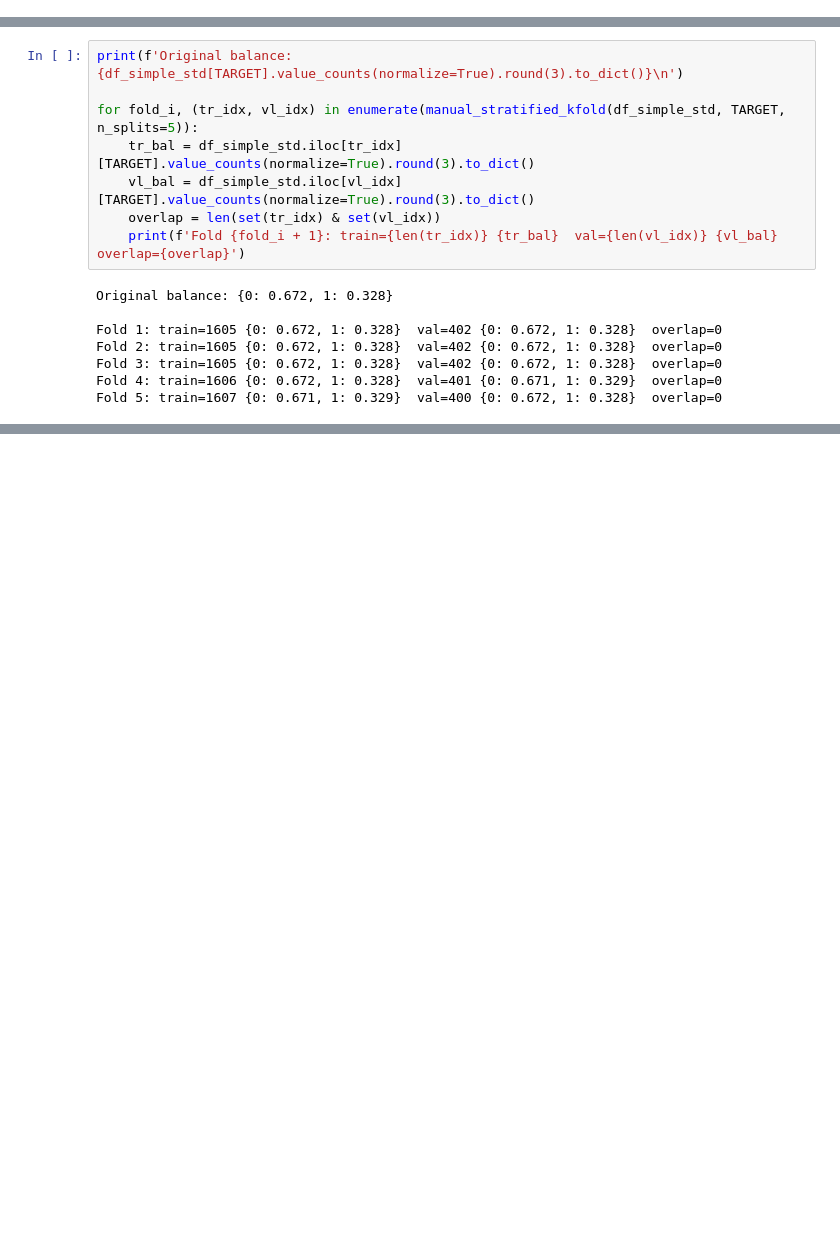
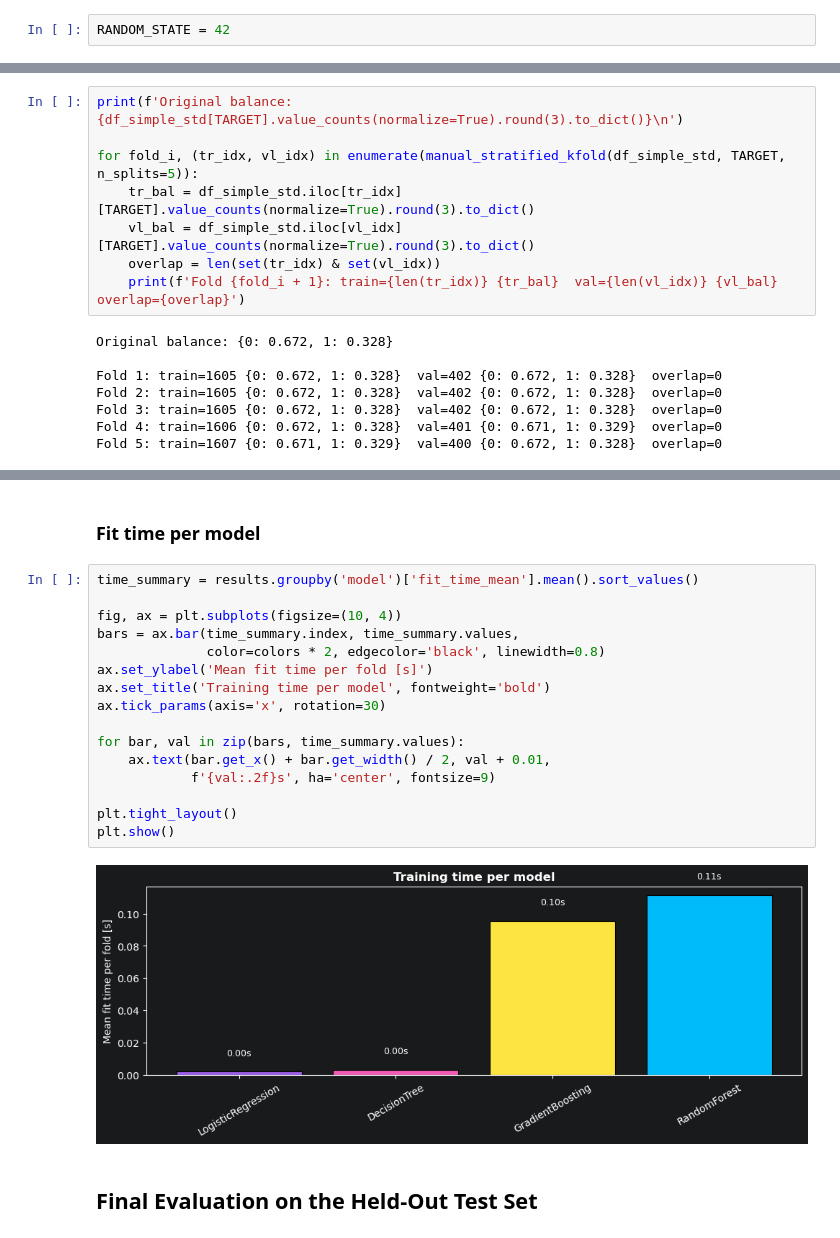
Before and after one commit to IzaSiemieniuk/pk_advanced_machine_learning, a Jupyter notebook: pet_adoption_2.ipynb, the cells around one changed output, grey strips where cells are left out. Cells and saved outputs as stored; diff of their text form; blank space fills up the shorter version.

```diff
--- a/pet_adoption_2.ipynb
+++ b/pet_adoption_2.ipynb
@@ -22,3 +24,5 @@ colors = ['#9b5de5', '#f15bb5', '#fee440', '#00bbf9', '#00f5d4']
+# %%
+RANDOM_STATE = 42
 # %% [markdown]
 ## Data Loading
 We loaded 8 CSV files prepared in the previous step
@@ -250,0 +470,22 @@ Fold 5: train=1607 {0: 0.671, 1: 0.329}  val=400 {0: 0.672, 1: 0.328}  overlap=0
+# %% [markdown]
+### Fit time per model
+# %%
+time_summary = results.groupby('model')['fit_time_mean'].mean().sort_values()
+
+fig, ax = plt.subplots(figsize=(10, 4))
+bars = ax.bar(time_summary.index, time_summary.values,
+              color=colors * 2, edgecolor='black', linewidth=0.8)
+ax.set_ylabel('Mean fit time per fold [s]')
+ax.set_title('Training time per model', fontweight='bold')
+ax.tick_params(axis='x', rotation=30)
+
+for bar, val in zip(bars, time_summary.values):
+    ax.text(bar.get_x() + bar.get_width() / 2, val + 0.01,
+            f'{val:.2f}s', ha='center', fontsize=9)
+
+plt.tight_layout()
+plt.show()
+# %% [output]
+[figure, added]
+# %% [markdown]
+## Final Evaluation on the Held-Out Test Set
```
Also changed, not shown: parts of 20 cells of this notebook.
